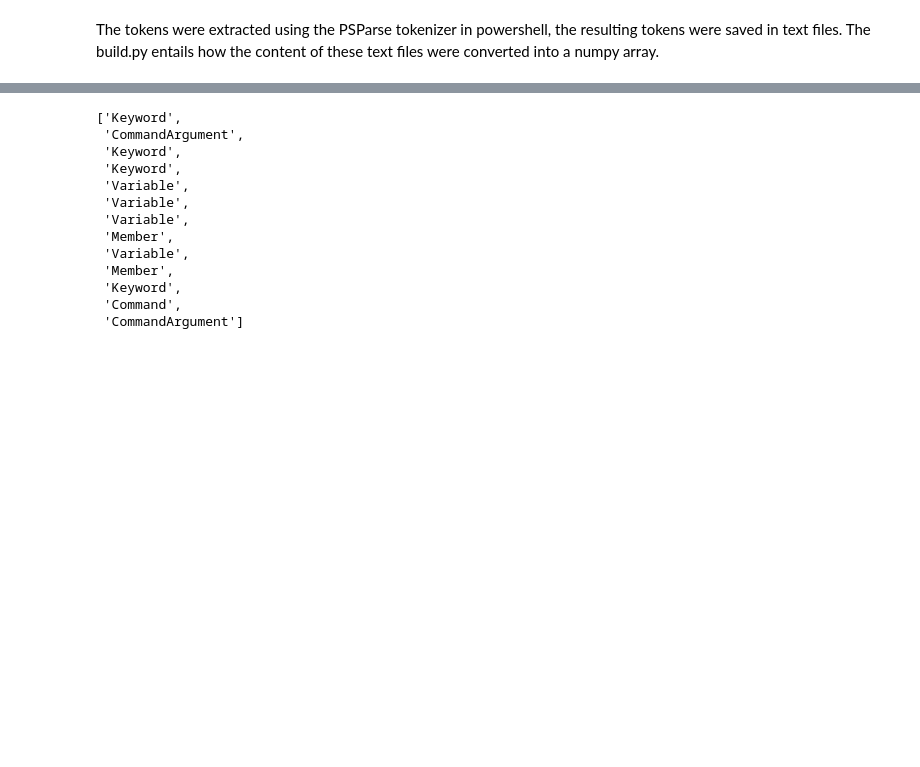
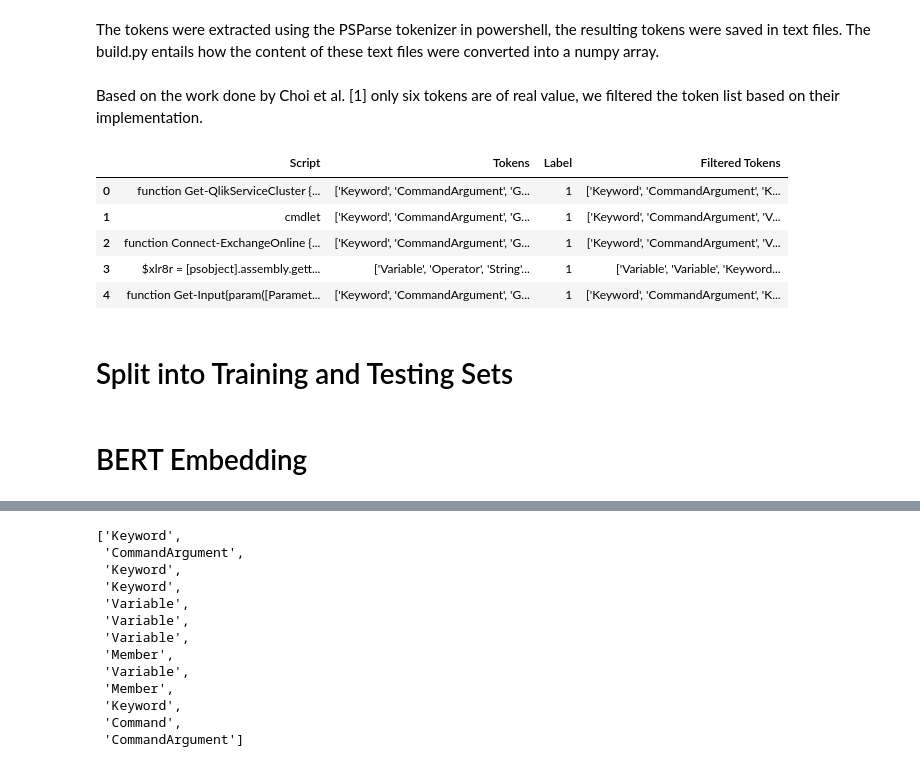
Before and after one commit to AlahmadiAmal/malicious-powershell-BERT, a Jupyter notebook: bert-features.ipynb, the cells around one changed output, grey strips where cells are left out. Saved outputs shown, nothing was run; the diff lists cells and outputs as text; code cells hidden in the pictures; blank space fills up the shorter version.

```diff
--- a/bert-features.ipynb
+++ b/bert-features.ipynb
@@ -96,6 +105,31 @@ ben_df = ben_df.transpose()
 # %%
 dataset = pd.concat([ben_df, mal_df])
 dataset = dataset.reset_index(drop = True)
-# %%
-dataset = pd.read_csv('/content/drive/MyDrive/Work #2 PowerShell/Dataset/final_dataset_tokens.csv')
-dataset.drop("Unnamed: 0", axis='columns', inplace=True)
+# %% [markdown]
+Based on the work done by Choi et al. [1] only six tokens are of real value, we filtered the token list based on their implementation.
+# %%
+filtered_tokens = []
+wanted_tokens = ['Command', 'CommandArgument', 'CommandParameter', 'Keyword', 'Member','Variable']
+for row in range(len(dataset)):
+  tokens = dataset.Tokens[row]
+  tokens = tokens[1:-2]
+  tokens = re.sub(r'[^\w\s,]', '', tokens)
+  tokens = tokens.split(',')
+  tmp = []
+  for token in tokens:
+    if token.strip() in wanted_tokens:
+      tmp.append(token.strip())
+  filtered_tokens.append(tmp)
+# %%
+np_filtered_tokens = np.array(filtered_tokens)
+# %%
+dataset['Filtered Tokens'] = np_filtered_tokens
+# %%
+dataset.head()
+# %% [output]
+|  | Script | Tokens | Label | Filtered Tokens |
+| 0 | function Get-QlikServiceCluster {... | ['Keyword', 'CommandArgument', 'G... | 1 | ['Keyword', 'CommandArgument', 'K... |
+| 1 | cmdlet | ['Keyword', 'CommandArgument', 'G... | 1 | ['Keyword', 'CommandArgument', 'V... |
+| 2 | function Connect-ExchangeOnline {... | ['Keyword', 'CommandArgument', 'G... | 1 | ['Keyword', 'CommandArgument', 'V... |
+| 3 | $xlr8r = [psobject].assembly.gett... | ['Variable', 'Operator', 'String'... | 1 | ['Variable', 'Variable', 'Keyword... |
+| 4 | function Get-Input{param([Paramet... | ['Keyword', 'CommandArgument', 'G... | 1 | ['Keyword', 'CommandArgument', 'K... |
@@ -101,0 +139,2 @@ dataset.drop("Unnamed: 0", axis='columns', inplace=True)
+# %% [markdown]
+# Split into Training and Testing Sets
@@ -102,3 +143,5 @@ dataset.drop("Unnamed: 0", axis='columns', inplace=True)
+# %% [markdown]
+# BERT Embedding
 # %%
 # Load pre-trained model tokenizer (vocabulary)
 bert = BertTokenizer.from_pretrained('bert-base-uncased')
```
Also changed, not shown: parts of 63 cells of this notebook.
